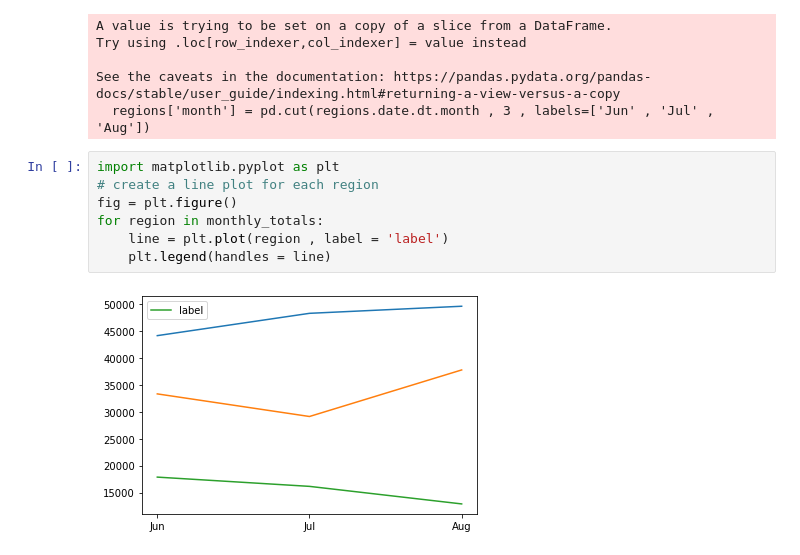
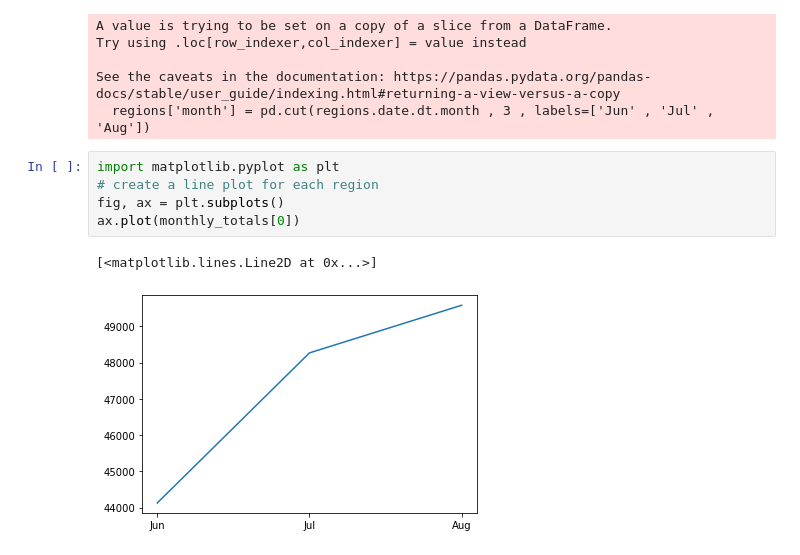
Before and after one commit to awesomepack/Reporting_on_Sales_Data, a Jupyter notebook: Analysis.ipynb, the cells around one changed output. Cells and saved outputs as stored; diff of their text form.

Commit message:
Using the ax.plot() method to try and add labels to my multiline plot

```diff
--- a/Analysis.ipynb
+++ b/Analysis.ipynb
@@ -201,9 +201,8 @@ See the caveats in the documentation: https://pandas.pydata.org/pandas-docs/stab
 # %%
 import matplotlib.pyplot as plt
 # create a line plot for each region
-fig = plt.figure()
-for region in monthly_totals:
-    line = plt.plot(region , label = 'label')
-    plt.legend(handles = line)
+fig, ax = plt.subplots()
+ax.plot(monthly_totals[0])
 # %% [output]
+[<matplotlib.lines.Line2D at 0x...>]
-[figure, old version]
+[figure, new version]
```
Also changed, not shown: parts of 1 cell of this notebook.
